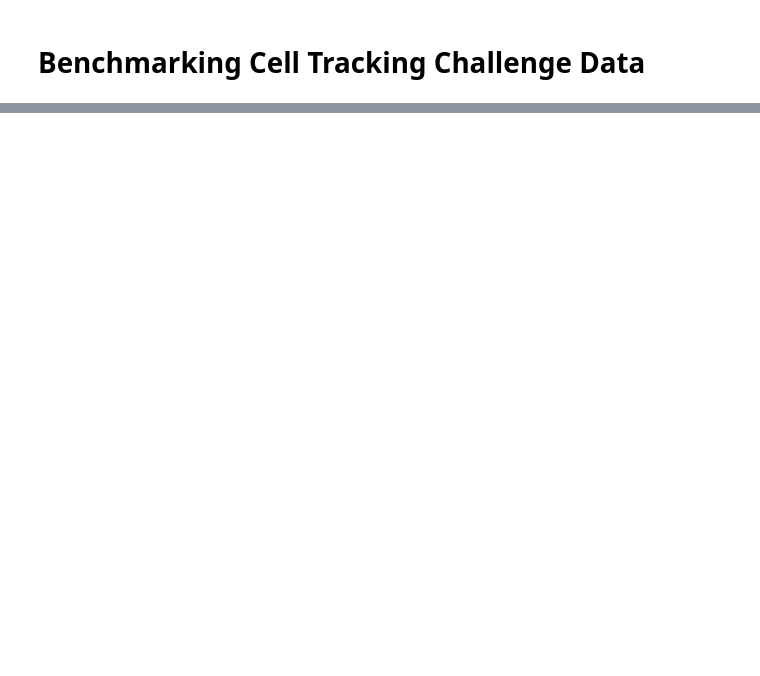
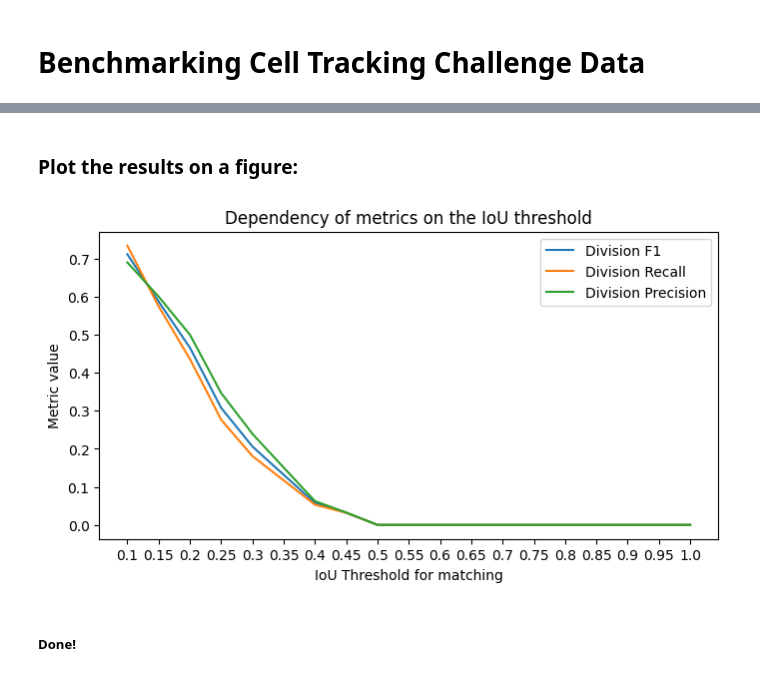
Before and after one commit to Janelia-Trackathon-2023/traccuracy, a Jupyter notebook: examples/ctc.ipynb, the cells around one changed output, grey strips where cells are left out. Drawn from its saved outputs; the diff is of its cells as text; code cells hidden in the pictures; blank space fills up the shorter version.

```diff
--- a/examples/ctc.ipynb
+++ b/examples/ctc.ipynb
@@ -91,14 +112,14 @@ Use an IOU matcher which supports a minimum threshold for overlap and run divisi
 # %%
 iou_results = run_metrics(
-    gt_data=gt_data,
-    pred_data=pred_data,
+    gt_data=tracking_graph_data_loader(true_data, true_track),
+    pred_data=tracking_graph_data_loader(pred_data, pred_track),
     matcher=IOUMatched,
     matcher_kwargs=dict(
         iou_threshold=0.5
     ),
     metrics=[DivisionMetrics],
     metrics_kwargs=dict(
-        frame_buffer=(0,1,2)
+        frame_buffer=(0, )
     )
 )
 pp.pprint(iou_results)
@@ -122,0 +140,37 @@ pp.pprint(iou_results)
+# %%
+iou_range = [i / 100 for i in range(10, 105, 5)]
+frm = 0
+
+metrics_by_iou = {}
+for iou in iou_range:
+    print (f"IoU = {iou} for frame buffer {frm}")
+
+    iou_results = run_metrics(
+        gt_data=tracking_graph_data_loader(true_data, true_track),
+        pred_data=tracking_graph_data_loader(pred_data, pred_track),
+        matcher=IOUMatched,
+        matcher_kwargs=dict(iou_threshold=iou),
+        metrics=[DivisionMetrics],
+        metrics_kwargs=dict(frame_buffer=(frm, ))
+    )
+
+    # Append the metric by IoU
+    metrics_by_iou[iou] = iou_results['DivisionMetrics'][f'Frame Buffer {frm}']
+# %% [markdown]
+### Plot the results on a figure:
+# %%
+plt.figure(figsize=(8, 4))
+
+for key in ("Division F1", "Division Recall", "Division Precision"):
+    plt.plot([metrics_by_iou[iou][key] for iou in iou_range], label=key)
+
+plt.xticks(ticks=range(len(iou_range)), labels=iou_range)
+plt.title("Dependency of metrics on the IoU threshold")
+plt.xlabel("IoU Threshold for matching")
+plt.ylabel("Metric value")
+plt.legend()
+plt.show()
+# %% [output]
+[figure, added]
+# %% [markdown]
+##### Done!
```
Also changed, not shown: parts of 11 cells of this notebook.
